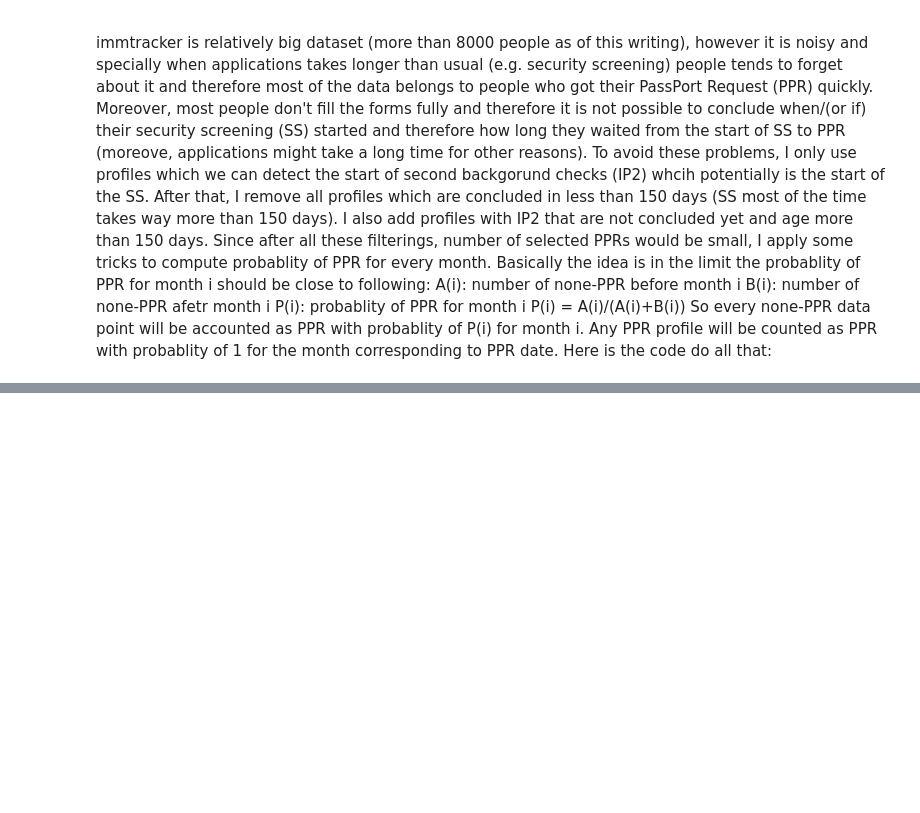
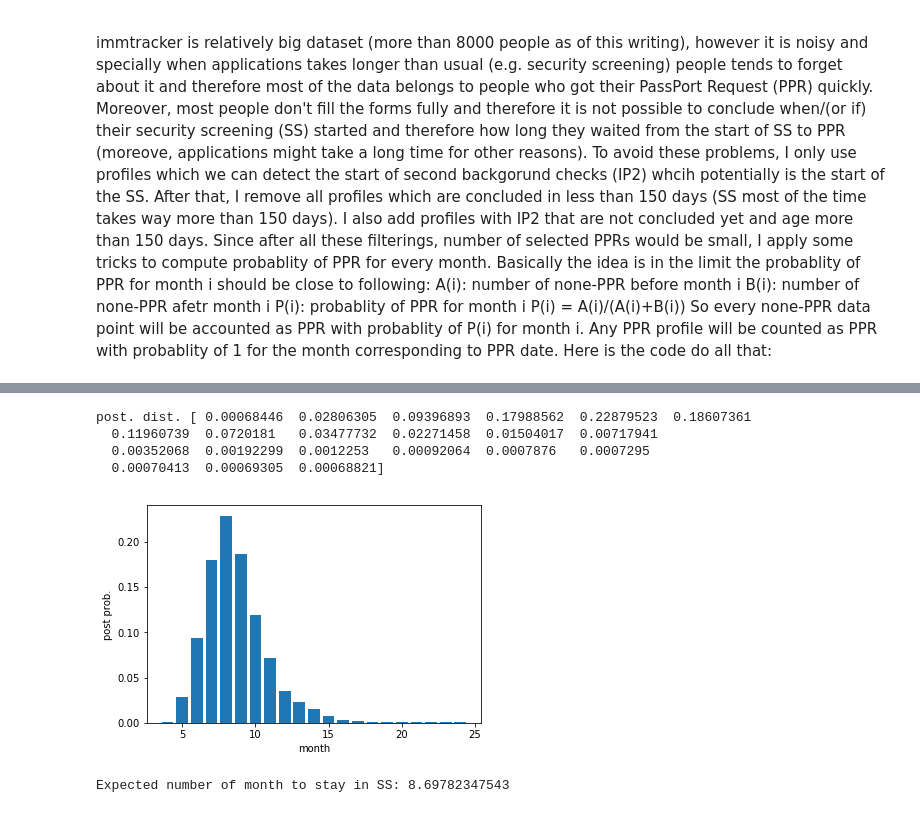
Before and after one commit to amirharati/security-screening-analysis, a Jupyter notebook: security-screening-analysis.ipynb, the cells around one changed output, grey strips where cells are left out. Saved outputs shown, nothing was run; the diff lists cells and outputs as text; code cells hidden in the pictures; blank space fills up the shorter version.

Commit message:
add SS track and post./cond.

```diff
--- a/security-screening-analysis.ipynb
+++ b/security-screening-analysis.ipynb
@@ -196,0 +282,30 @@ Prior dists. [ 0.00068446  0.02806305  0.09396893  0.17988562  0.22879523  0.186
+# %%
+import copy
+post = copy.deepcopy(prior)
+
+for key in SS_GROUP:
+    if SS_GROUP[key]["PPR-DATE"] is not None:
+        # approximate month by 30 days.
+        ind = round(SS_GROUP[key]["duration"] / 30)
+        if ind < min_dur:
+            ind = min_dur
+        if ind > max_dur:
+            ind = max_dur
+        post[ind - min_dur] = prior[ind - min_dur]
+
+# print(post)
+npost = post / np.sum(post)
+print("post. dist.", npost)
+plt.bar(index, npost)
+plt.xlabel("month")
+plt.ylabel("post prob.")
+plt.show()
+
+print("Expected number of month to stay in SS:", np.sum(index*npost))
+# %% [output]
+post. dist. [ 0.00068446  0.02806305  0.09396893  0.17988562  0.22879523  0.18607361
+  0.11960739  0.0720181   0.03477732  0.02271458  0.01504017  0.00717941
+  0.00352068  0.00192299  0.0012253   0.00092064  0.0007876   0.0007295
+  0.00070413  0.00069305  0.00068821]
+[figure, added]
+Expected number of month to stay in SS: 8.69782347543
```
Also changed, not shown: parts of 10 cells of this notebook, 2 other files.
